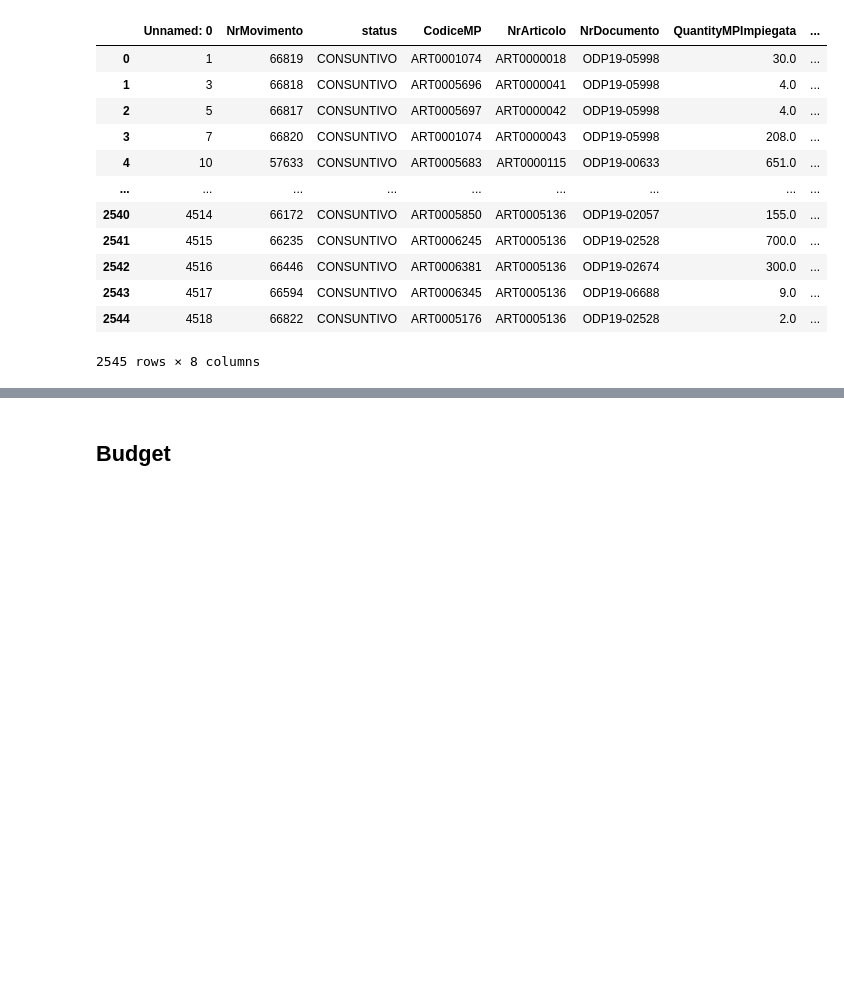
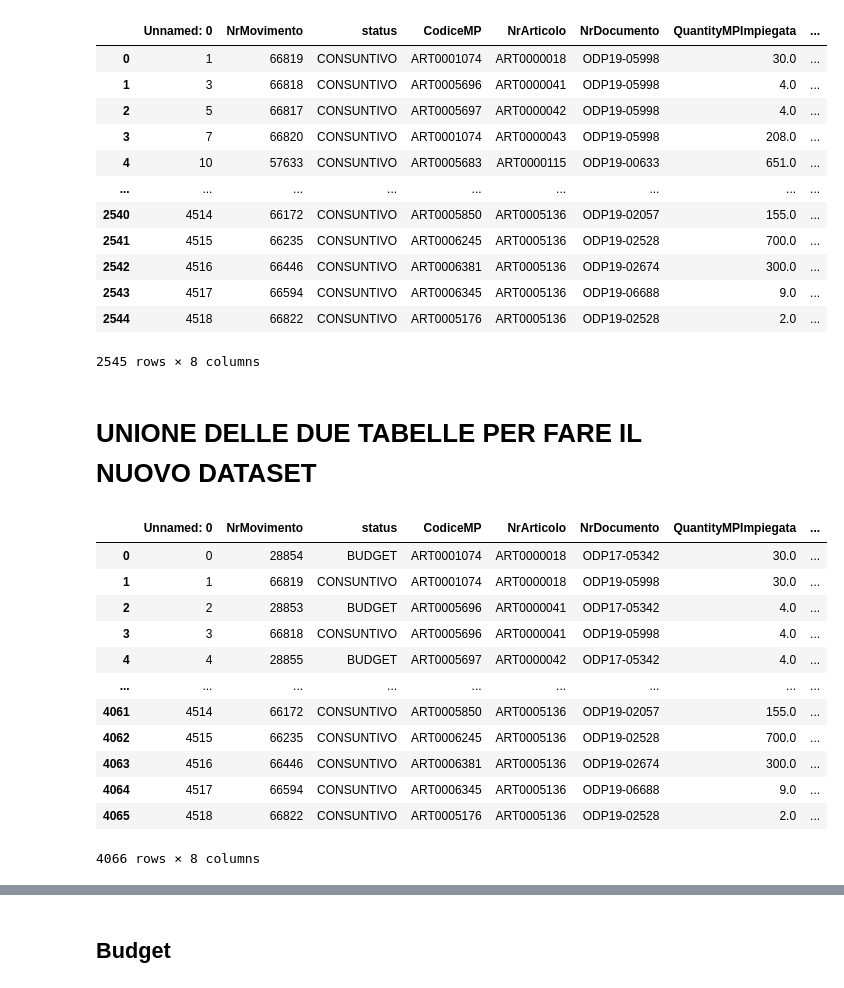
Before and after one commit to VinciGit00/SCGProject, a Jupyter notebook: Datasets/DataElaboration/totalealin.ipynb, the cells around one changed output, grey strips where cells are left out. Cells and saved outputs as stored; diff of their text form; code cells hidden in the pictures; blank space fills up the shorter version.

Commit message:
inserito nuovo dataset

```diff
--- a/Datasets/DataElaboration/totalealin.ipynb
+++ b/Datasets/DataElaboration/totalealin.ipynb
@@ -670,3 +670,27 @@ consumiCNOArtInterm
 | 2543 | 4517 | 66594 | CONSUNTIVO | ART0006345 | ART0005136 | ODP19-06688 | 9.0 | ... |
 | 2544 | 4518 | 66822 | CONSUNTIVO | ART0005176 | ART0005136 | ODP19-02528 | 2.0 | ... |
 2545 rows × 8 columns
+# %% [markdown]
+# UNIONE DELLE DUE TABELLE PER FARE IL NUOVO DATASET
+# %%
+dfConsumiNuovo = sqldf('''  SELECT *
+                            FROM consumiBNOArtInterm
+                            UNION
+                            SELECT *
+                            FROM consumiCNOArtInterm
+                            ''')
+dfConsumiNuovo
+# %% [output]
+|  | Unnamed: 0 | NrMovimento | status | CodiceMP | NrArticolo | NrDocumento | QuantityMPImpiegata | ... |
+| 0 | 0 | 28854 | BUDGET | ART0001074 | ART0000018 | ODP17-05342 | 30.0 | ... |
+| 1 | 1 | 66819 | CONSUNTIVO | ART0001074 | ART0000018 | ODP19-05998 | 30.0 | ... |
+| 2 | 2 | 28853 | BUDGET | ART0005696 | ART0000041 | ODP17-05342 | 4.0 | ... |
+| 3 | 3 | 66818 | CONSUNTIVO | ART0005696 | ART0000041 | ODP19-05998 | 4.0 | ... |
+| 4 | 4 | 28855 | BUDGET | ART0005697 | ART0000042 | ODP17-05342 | 4.0 | ... |
+| ... | ... | ... | ... | ... | ... | ... | ... | ... |
+| 4061 | 4514 | 66172 | CONSUNTIVO | ART0005850 | ART0005136 | ODP19-02057 | 155.0 | ... |
+| 4062 | 4515 | 66235 | CONSUNTIVO | ART0006245 | ART0005136 | ODP19-02528 | 700.0 | ... |
+| 4063 | 4516 | 66446 | CONSUNTIVO | ART0006381 | ART0005136 | ODP19-02674 | 300.0 | ... |
+| 4064 | 4517 | 66594 | CONSUNTIVO | ART0006345 | ART0005136 | ODP19-06688 | 9.0 | ... |
+| 4065 | 4518 | 66822 | CONSUNTIVO | ART0005176 | ART0005136 | ODP19-02528 | 2.0 | ... |
+4066 rows × 8 columns
```
Also changed, not shown: parts of 3 cells of this notebook, 2 other files.
